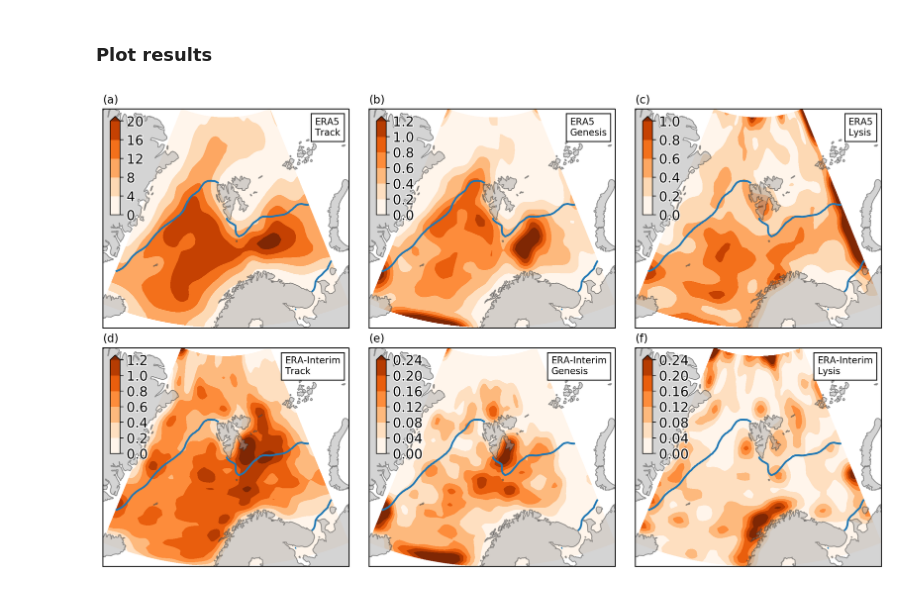
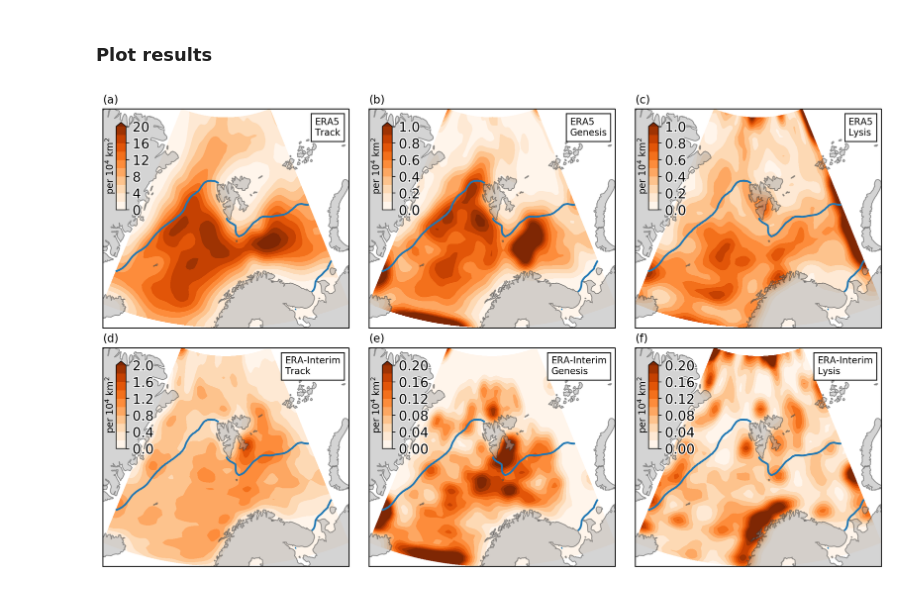
Before and after one commit to cycle13/mc_era5, a Jupyter notebook: code/Density-Maps.ipynb, the cells around one changed output. Cells and saved outputs as stored; diff of their text form; code cells hidden in the pictures.

```diff
--- a/code/Density-Maps.ipynb
+++ b/code/Density-Maps.ipynb
@@ -153,8 +153,8 @@ else:
 
     sea_ice_conc = sea_ice_ds.siconc[
         :,
-        (sea_ice_ds.latitude >= 65) & (sea_ice_ds.latitude <= 85),
-        (sea_ice_ds.longitude >= -20) & (sea_ice_ds.longitude <= 50),
+        (sea_ice_ds.latitude >= lat_dens1d[0]) & (sea_ice_ds.latitude <= lat_dens1d[-1]),
+        (sea_ice_ds.longitude >= lon_dens1d[0]) & (sea_ice_ds.longitude <= lon_dens1d[-1]),
     ]
 
     sea_ice_conc_mean = sea_ice_conc.mean(dim="time")
@@ -182,6 +182,7 @@ text_kw = dict(
     fontsize="xx-large",
     path_effects=[PathEffects.withStroke(linewidth=3, foreground="w")],
 )
+abs_plt_kw = dict(extend="max", cmap="Oranges", **trans)
 # %%
 subset = "pmc"
 # subset = "min_slp__le__10pc|pmc"
@@ -191,3 +190,17 @@ density_types = ["track", "genesis", "lysis"]
+# %%
+density_types = ["track", "genesis", "lysis"]
+_lev_max = {
+    "era5": {
+        "track": 20,
+        "genesis": 1,
+        "lysis": 1,
+    },
+    "interim": {
+        "track": 2,
+        "genesis": 0.2,
+        "lysis": 0.2,
+    }
+}
 # %%
 use_style()
 # %%
@@ -210,36 +223,39 @@ for axcol, dens_type in zip(axgr.axes_column, density_types):
     #     )
 
 
     # iter_cax = iter(axgr.cbar_axes)
     for ax, dset in zip(axcol, datasets):
         run_num = runs2process[dset][0]
 
         data = dens_ds[dset].sel(subset=subset, dens_type=dens_type) * 1e4
         lab = aliases[dset]  # "\n".join(dset_label.split(", "))
         txt = f"{lab}\n{dens_type.capitalize()}"
         ax.add_artist(AnchoredText(txt, **at_kw))
         #             try:
         #                 h = data.plot.contourf(ax=ax, robust=True, add_colorbar=False, add_labels=False, **abs_plt_kw)
         #             except:
         h = data.plot.contourf(
-            ax=ax, robust=True, add_colorbar=False, add_labels=False, **abs_plt_kw
+            ax=ax, robust=True, add_colorbar=False, add_labels=False, levels=np.linspace(0, _lev_max[dset][dens_type], 11), **abs_plt_kw,
         )
 
         # Overlay with sea ice edge
         sea_ice_conc_mean.plot.contour(ax=ax, add_labels=False, colors="C0", **ci_kw)
 
-        cax = inset_axes(ax, borderpad=0.5, width="4%", height="45%", loc="upper left")
+        cax = inset_axes(ax, borderpad=0.9, width="4%", height="40%", loc="upper left")
 
         # cax = next(iter_cax)
         cb = fig.colorbar(h, orientation="vertical", cax=cax)
+        # cb.ax.set_title("per $10^4$ $km^2$", size=8, loc='left')
+        cb.ax.set_ylabel("per $10^4$ $km^2$", size=10, labelpad=0.05)
+        cb.ax.yaxis.set_label_position("left")
         cb.ax.tick_params(labelsize="large")
-        for i in cb.ax.get_yticklabels():
+        for i in cb.ax.get_yticklabels():  #  + [cb.ax.title]:
             i.set_path_effects([PathEffects.withStroke(linewidth=2, foreground="w")])
 
 iletters = iter(string.ascii_lowercase)
 for ax in axgr.axes_all:
     ax.set_title(f"({next(iletters)})", loc="left", fontsize="medium")
 # %% [output]
-[figure, old version]
+[figure, new version]
 # %%
 fig.savefig(mypaths.plotdir / f'density_maps__{"_".join(density_types)}')
```
Also changed, not shown: parts of 2 cells of this notebook, 1 other file.
